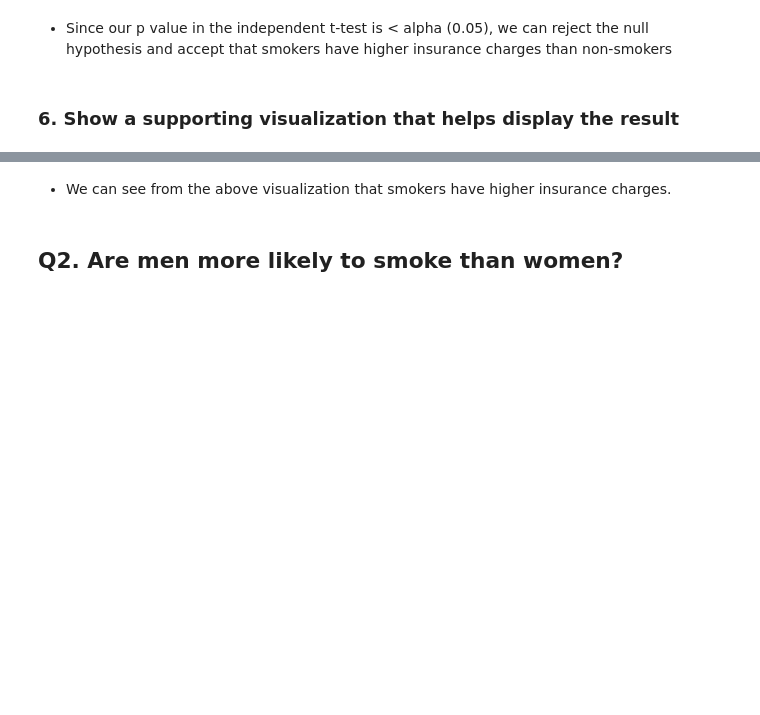
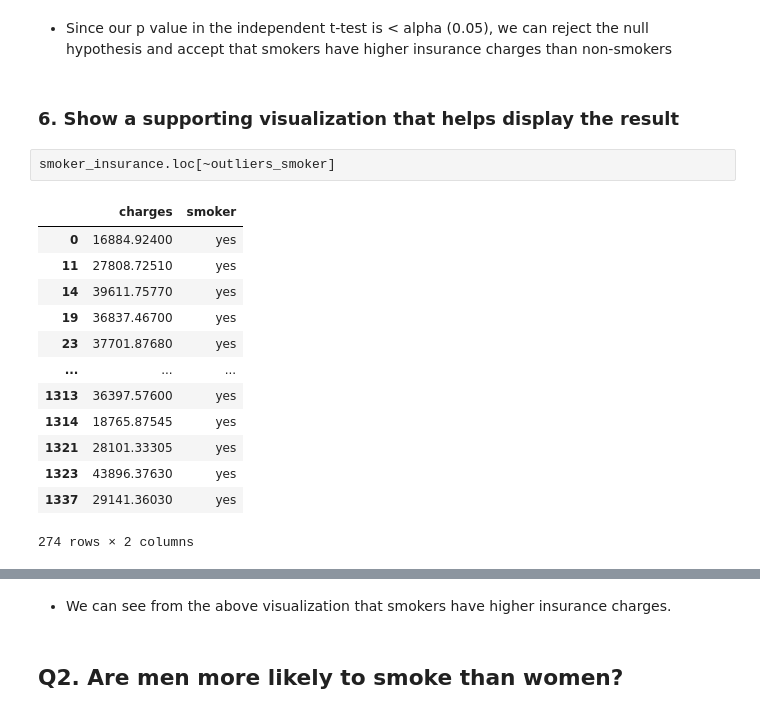
Before and after one commit to todebode/Hypothesis-Testing-with-Insurance-Data--Core-, a Jupyter notebook: Hypothesis Testing with Insurance Data (Core).ipynb, the cells around one changed output, grey strips where cells are left out. Saved outputs shown, nothing was run; the diff lists cells and outputs as text; blank space fills up the shorter version.

```diff
--- a/Hypothesis Testing with Insurance Data (Core).ipynb
+++ b/Hypothesis Testing with Insurance Data (Core).ipynb
@@ -150,3 +211,19 @@ Ttest_indResult(statistic=33.732305987092516, pvalue=2.575322662587431e-104)
 - Since our p value in the independent t-test is < alpha (0.05), we can reject the null hypothesis and accept that smokers have higher insurance charges than non-smokers
 # %% [markdown]
 ### 6. Show a supporting visualization that helps display the result
+# %%
+smoker_insurance.loc[~outliers_smoker]
+# %% [output]
+|  | charges | smoker |
+| 0 | 16884.92400 | yes |
+| 11 | 27808.72510 | yes |
+| 14 | 39611.75770 | yes |
+| 19 | 36837.46700 | yes |
+| 23 | 37701.87680 | yes |
+| ... | ... | ... |
+| 1313 | 36397.57600 | yes |
+| 1314 | 18765.87545 | yes |
+| 1321 | 28101.33305 | yes |
+| 1323 | 43896.37630 | yes |
+| 1337 | 29141.36030 | yes |
+274 rows × 2 columns
```
Also changed, not shown: parts of 24 cells of this notebook.
